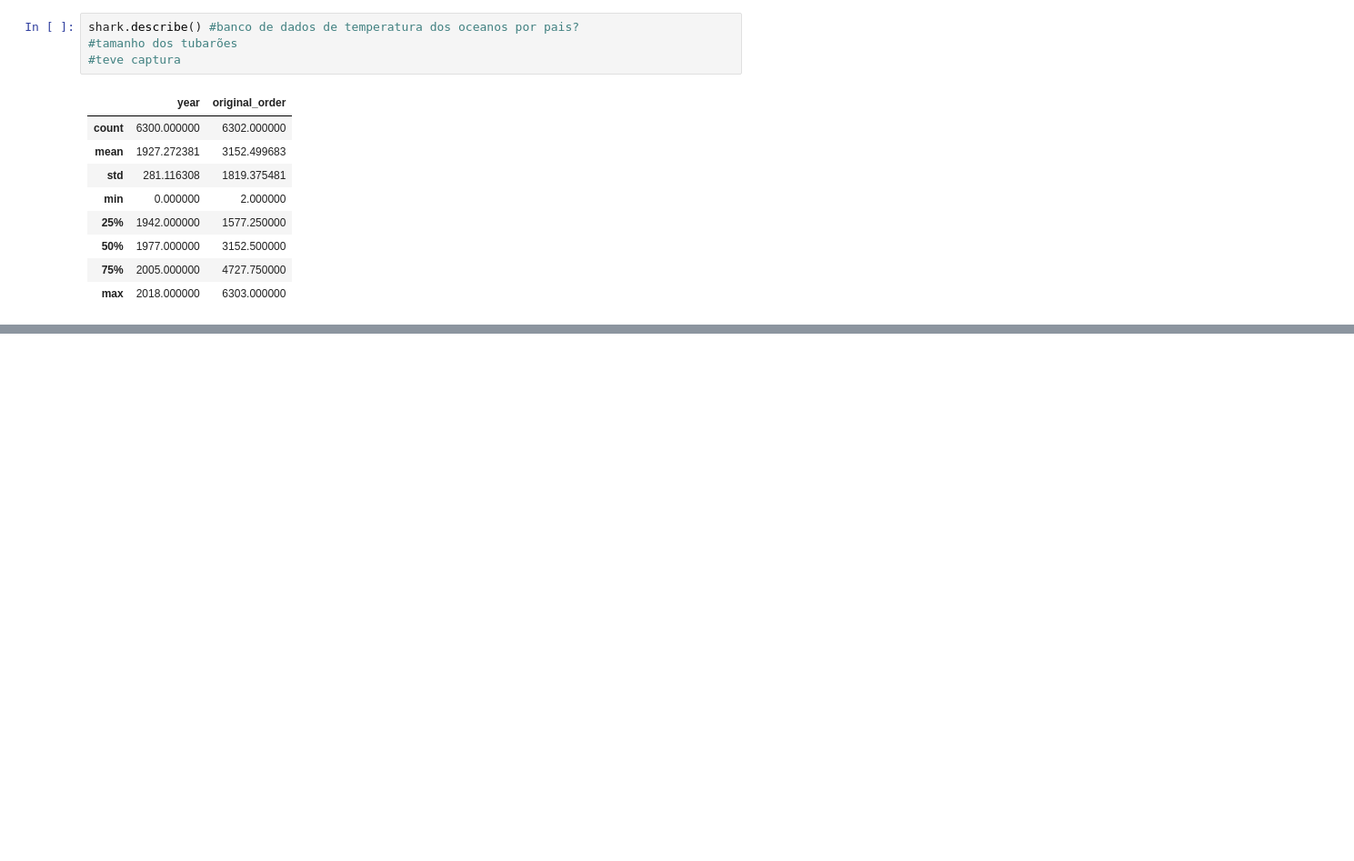
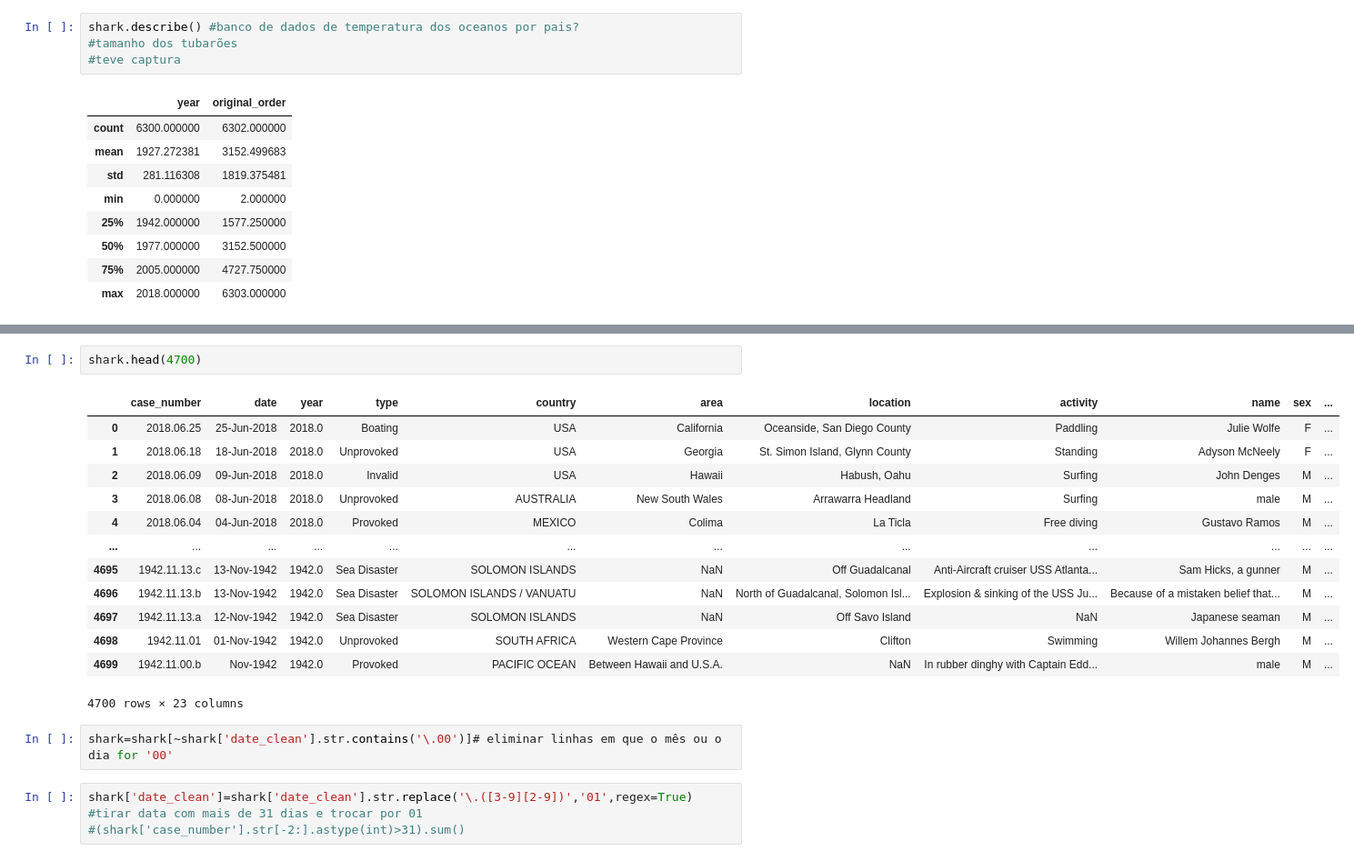
Before and after one commit to cascaschatz/SharkAttack, a Jupyter notebook: Limpeza de Dados.ipynb, the cells around one changed output, grey strips where cells are left out. Shown at 91% size. Saved outputs shown, nothing was run; the diff lists cells and outputs as text; blank space fills up the shorter version.

```diff
--- a/Limpeza de Dados.ipynb
+++ b/Limpeza de Dados.ipynb
@@ -148,0 +155,21 @@ profile
+# %%
+shark.head(4700)
+# %% [output]
+|  | case_number | date | year | type | country | area | location | activity | name | sex | ... |
+| 0 | 2018.06.25 | 25-Jun-2018 | 2018.0 | Boating | USA | California | Oceanside, San Diego County | Paddling | Julie Wolfe | F | ... |
+| 1 | 2018.06.18 | 18-Jun-2018 | 2018.0 | Unprovoked | USA | Georgia | St. Simon Island, Glynn County | Standing | Adyson McNeely | F | ... |
+| 2 | 2018.06.09 | 09-Jun-2018 | 2018.0 | Invalid | USA | Hawaii | Habush, Oahu | Surfing | John Denges | M | ... |
+| 3 | 2018.06.08 | 08-Jun-2018 | 2018.0 | Unprovoked | AUSTRALIA | New South Wales | Arrawarra Headland | Surfing | male | M | ... |
+| 4 | 2018.06.04 | 04-Jun-2018 | 2018.0 | Provoked | MEXICO | Colima | La Ticla | Free diving | Gustavo Ramos | M | ... |
+| ... | ... | ... | ... | ... | ... | ... | ... | ... | ... | ... | ... |
+| 4695 | 1942.11.13.c | 13-Nov-1942 | 1942.0 | Sea Disaster | SOLOMON ISLANDS | NaN | Off Guadalcanal | Anti-Aircraft cruiser USS Atlanta... | Sam Hicks, a gunner | M | ... |
+| 4696 | 1942.11.13.b | 13-Nov-1942 | 1942.0 | Sea Disaster | SOLOMON ISLANDS / VANUATU | NaN | North of Guadalcanal, Solomon Isl... | Explosion & sinking of the USS Ju... | Because of a mistaken belief that... | M | ... |
+| 4697 | 1942.11.13.a | 12-Nov-1942 | 1942.0 | Sea Disaster | SOLOMON ISLANDS | NaN | Off Savo Island | NaN | Japanese seaman | M | ... |
+| 4698 | 1942.11.01 | 01-Nov-1942 | 1942.0 | Unprovoked | SOUTH AFRICA | Western Cape Province | Clifton | Swimming | Willem Johannes Bergh | M | ... |
+| 4699 | 1942.11.00.b | Nov-1942 | 1942.0 | Provoked | PACIFIC OCEAN | Between Hawaii and U.S.A. | NaN | In rubber dinghy with Captain Edd... | male | M | ... |
+4700 rows × 23 columns
+# %%
+shark=shark[~shark['date_clean'].str.contains('\.00')]# eliminar linhas em que o mês ou o dia for '00'
+# %%
+shark['date_clean']=shark['date_clean'].str.replace('\.([3-9][2-9])','01',regex=True) #tirar data com mais de 31 dias e trocar por 01
+#(shark['case_number'].str[-2:].astype(int)>31).sum()
```
Also changed, not shown: parts of 47 cells of this notebook, 1 other file.
